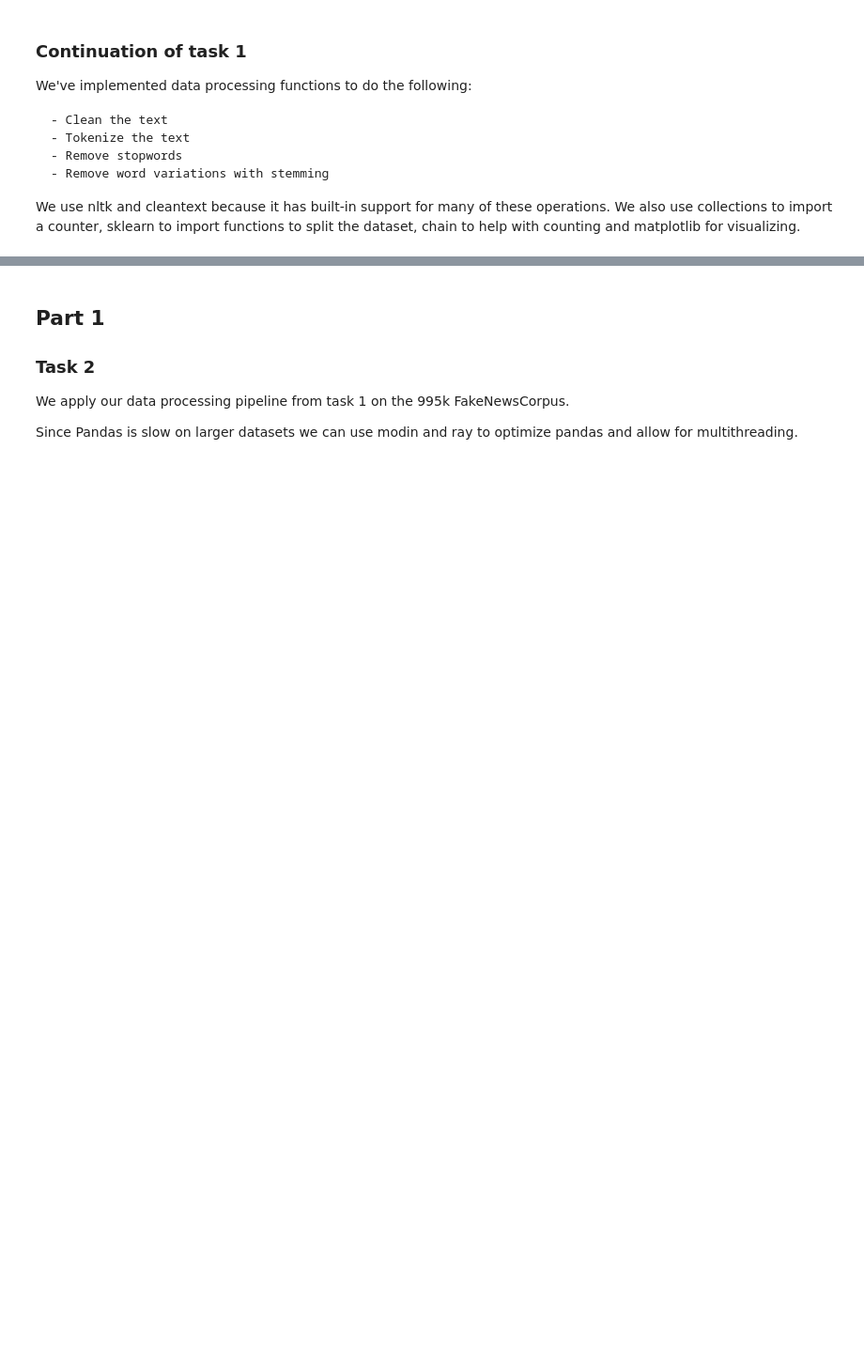
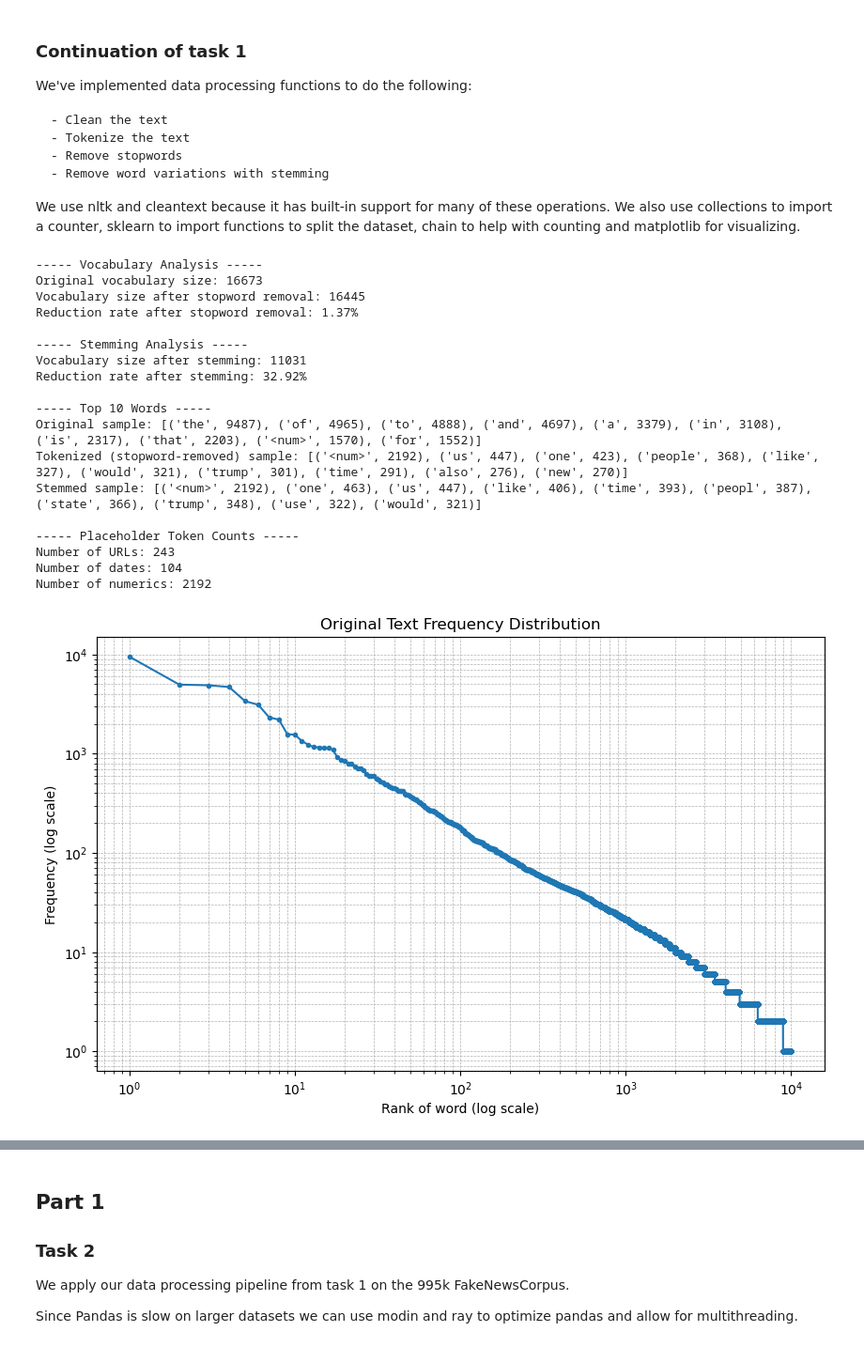
Before and after one commit to purplegorilla16/FakeNewsProject, a Jupyter notebook: fake-news.ipynb, the cells around one changed output, grey strips where cells are left out. Shown: that part at 94% size. Drawn from its saved outputs; the diff is of its cells as text; code cells hidden in the pictures; blank space fills up the shorter version.

```diff
--- a/fake-news.ipynb
+++ b/fake-news.ipynb
@@ -165,31 +183,51 @@ def main(df, text_columns):
     date_count = df['stemmed_text'].str.count("<date>").sum()
     num_count = df['stemmed_text'].str.count("<num>").sum()
 
     print("\n----- Placeholder Token Counts -----")
     print(f"Number of URLs: {url_count}")
     print(f"Number of dates: {date_count}")
     print(f"Number of numerics: {num_count}")
 
     # Plot frequency distributions
     plot_word_frequency(original_freq, top_n=10000, title="Original Text Frequency Distribution")
     plot_word_frequency(token_freq, top_n=10000, title="Stopword-Removed Frequency Distribution")
     plot_word_frequency(stem_freq, top_n=10000, title="Stemmed Frequency Distribution")
 
     print("\n----- DataFrame Summary -----")
     print(df.info())
     print(df.describe(include="all"))
 
     # Split the DataFrame into training, validation, and test sets
     train_df, val_df, test_df = split_dataset(df)
     print("\nDataset split sizes:")
     print(f"Training set: {len(train_df)} rows")
     print(f"Validation set: {len(val_df)} rows")
     print(f"Test set: {len(test_df)} rows")
 
     train_df, val_df, test_df = split_dataset(df)
     return train_df, val_df, test_df  # Returner datasættene
 
 # Read the CSV file into a DataFrame and select a subset (for testing)
-df = pd.read_csv("/Users/clarabovingmagnussen/Desktop/GDS/Projekt/news_sample.csv", encoding="utf-8")
+df = pd.read_csv('https://raw.githubusercontent.com/purplegorilla16/FakeNewsProject/refs/heads/main/news_sample.csv')
 df_sample = df.head(300).copy()  # For a large dataset, consider processing in chunks
 main(df_sample, text_columns='content')
+# %% [output]
+----- Vocabulary Analysis -----
+Original vocabulary size: 16673
+Vocabulary size after stopword removal: 16445
+Reduction rate after stopword removal: 1.37%
+
+----- Stemming Analysis -----
+Vocabulary size after stemming: 11031
+Reduction rate after stemming: 32.92%
+
+----- Top 10 Words -----
+Original sample: [('the', 9487), ('of', 4965), ('to', 4888), ('and', 4697), ('a', 3379), ('in', 3108), ('is', 2317), ('that', 2203), ('<num>', 1570), ('for', 1552)]
+Tokenized (stopword-removed) sample: [('<num>', 2192), ('us', 447), ('one', 423), ('people', 368), ('like', 327), ('would', 321), ('trump', 301), ('time', 291), ('also', 276), ('new', 270)]
+Stemmed sample: [('<num>', 2192), ('one', 463), ('us', 447), ('like', 406), ('time', 393), ('peopl', 387), ('state', 366), ('trump', 348), ('use', 322), ('would', 321)]
+
+----- Placeholder Token Counts -----
+Number of URLs: 243
+Number of dates: 104
+Number of numerics: 2192
+[figure, added]
```
Also changed, not shown: parts of 6 cells of this notebook.
